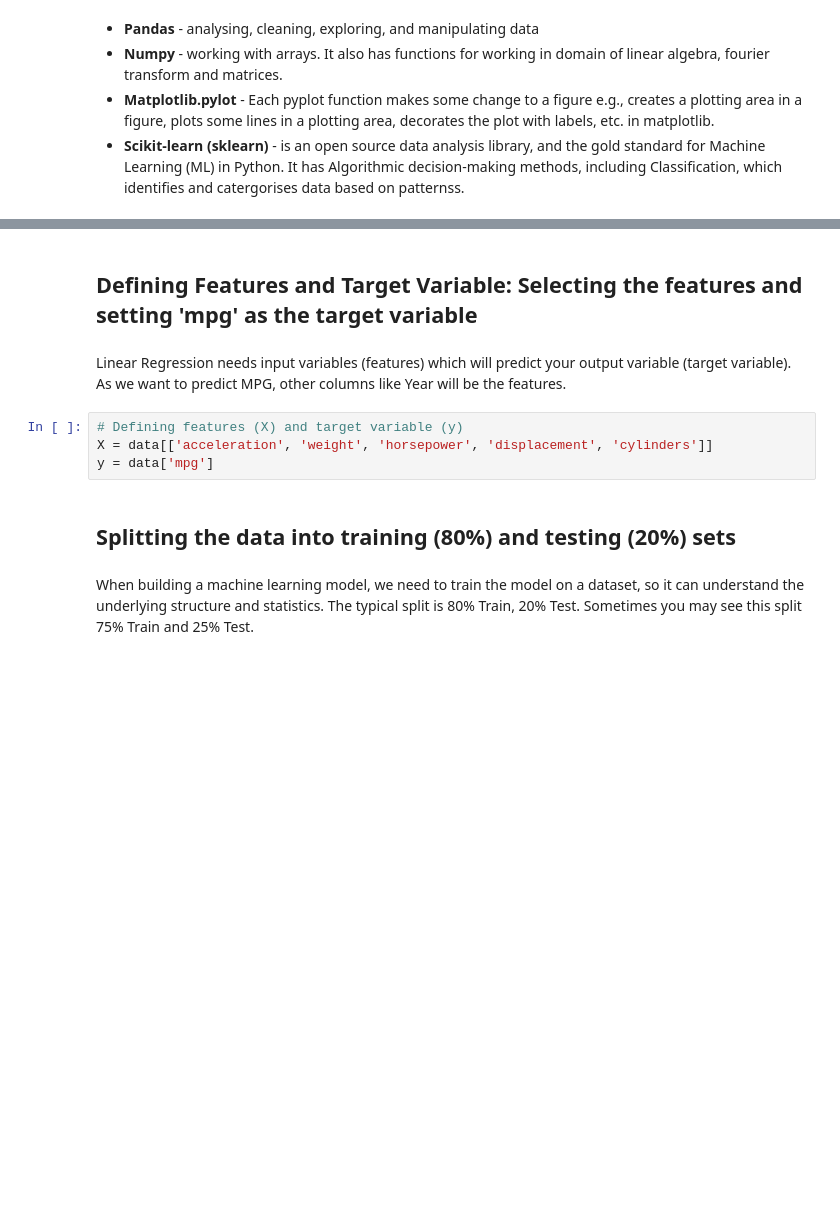
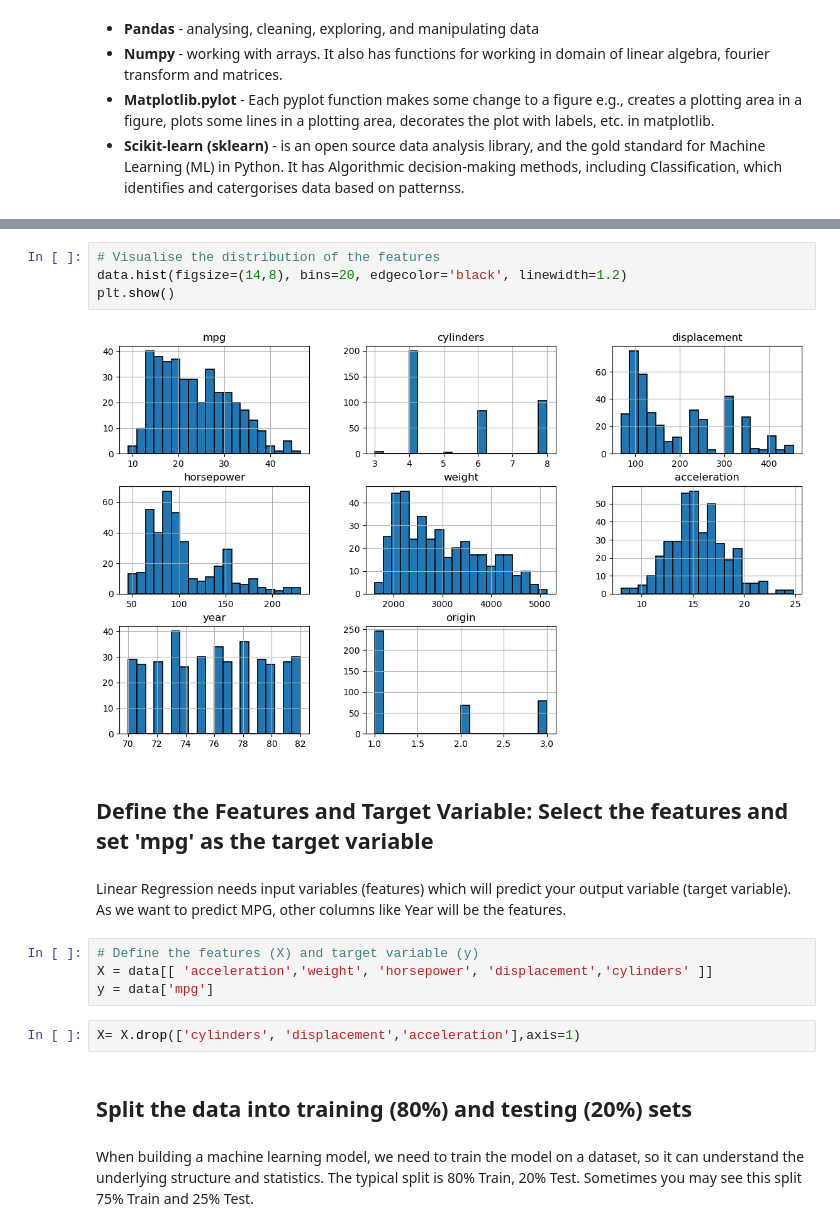
Before and after one commit to Clivert98/Python, a Jupyter notebook: LinearRegression&PCA/LinearRegression_PCA.ipynb, the cells around one changed output, grey strips where cells are left out. Saved outputs shown, nothing was run; the diff lists cells and outputs as text; blank space fills up the shorter version.

```diff
--- a/LinearRegression&PCA/LinearRegression_PCA.ipynb
+++ b/LinearRegression&PCA/LinearRegression_PCA.ipynb
@@ -91,13 +104,21 @@ dtype: int64
+# %%
+# Visualise the distribution of the features
+data.hist(figsize=(14,8), bins=20, edgecolor='black', linewidth=1.2)
+plt.show()
+# %% [output]
+[figure, added]
 # %% [markdown]
-## **Defining Features and Target Variable: Selecting the features and setting 'mpg' as the target variable**
+## **Define the Features and Target Variable: Select the features and set 'mpg' as the target variable**
 # %% [markdown]
 Linear Regression needs input variables (features) which will predict your output variable (target variable). As we want to predict MPG, other columns like Year will be the features.
 # %%
-# Defining features (X) and target variable (y)
-X = data[['acceleration', 'weight', 'horsepower', 'displacement', 'cylinders']]
+# Define the features (X) and target variable (y)
+X = data[[ 'acceleration','weight', 'horsepower', 'displacement','cylinders' ]]
 y = data['mpg']
+# %%
+X= X.drop(['cylinders', 'displacement','acceleration'],axis=1)
 # %% [markdown]
-## **Splitting the data into training (80%) and testing (20%) sets**
+## **Split the data into training (80%) and testing (20%) sets**
 # %% [markdown]
 When building a machine learning model, we need to train the model on a dataset, so it can understand the underlying structure and statistics. The typical split is 80% Train, 20% Test.
 Sometimes you may see this split 75% Train and 25% Test.
```
Also changed, not shown: parts of 53 cells of this notebook.
